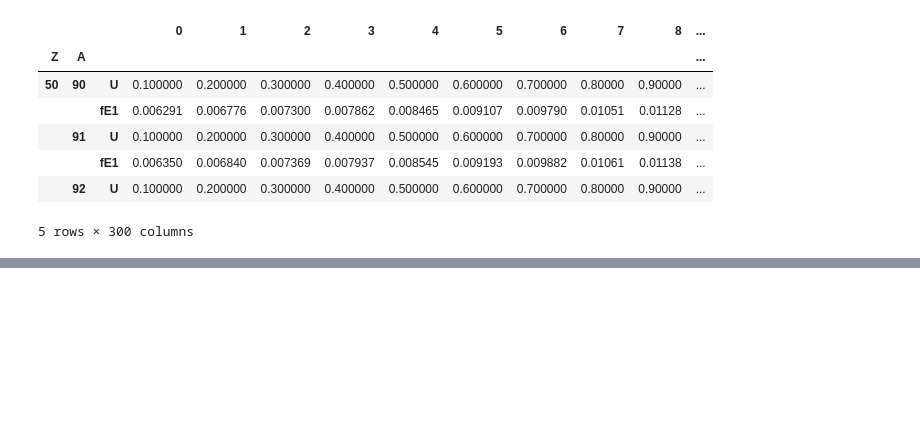
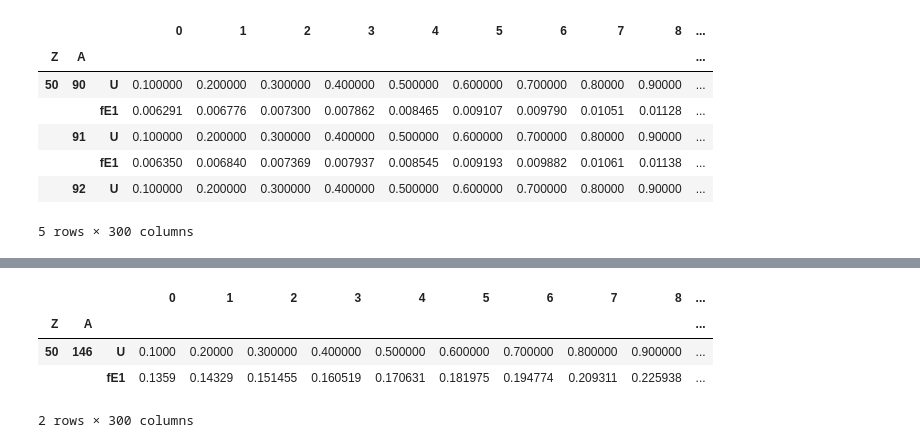
Before and after one commit to berceanu/random-phase-approximation, a Jupyter notebook: signac/src/temp/talys_to_pandas.ipynb, the cells around one changed output, grey strips where cells are left out. Drawn from its saved outputs; the diff is of its cells as text; code cells hidden in the pictures; blank space fills up the shorter version.

```diff
--- a/signac/src/temp/talys_to_pandas.ipynb
+++ b/signac/src/temp/talys_to_pandas.ipynb
@@ -54,8 +46,8 @@ every_10.reset_index(drop=True, inplace=True)
 every_10_T = every_10.T
 # %%
 df = every_10_T
-df2 = pd.concat([df], keys=['100'], names=['A'])
-df3 = pd.concat([df2], keys=['50'], names=['Z'])
+df2 = pd.concat([df], keys=[146], names=['A'])
+df3 = pd.concat([df2], keys=[50], names=['Z'])
 lorvec_df = df3
 # %%
 stocks = pd.read_csv('http://bit.ly/smallstocks')
@@ -199,0 +190,8 @@ lorvec_df
+# %%
+lorvec_df.loc[(50, 146, ['U', 'fE1']), :]
+# %% [output]
+|  |  |  | 0 | 1 | 2 | 3 | 4 | 5 | 6 | 7 | 8 | ... |
+| Z | A |  |  |  |  |  |  |  |  |  |  | ... |
+| 50 | 146 | U | 0.1000 | 0.20000 | 0.300000 | 0.400000 | 0.500000 | 0.600000 | 0.700000 | 0.800000 | 0.900000 | ... |
+|  |  | fE1 | 0.1359 | 0.14329 | 0.151455 | 0.160519 | 0.170631 | 0.181975 | 0.194774 | 0.209311 | 0.225938 | ... |
+2 rows × 300 columns
```
Also changed, not shown: parts of 10 cells of this notebook, 1 other file.
